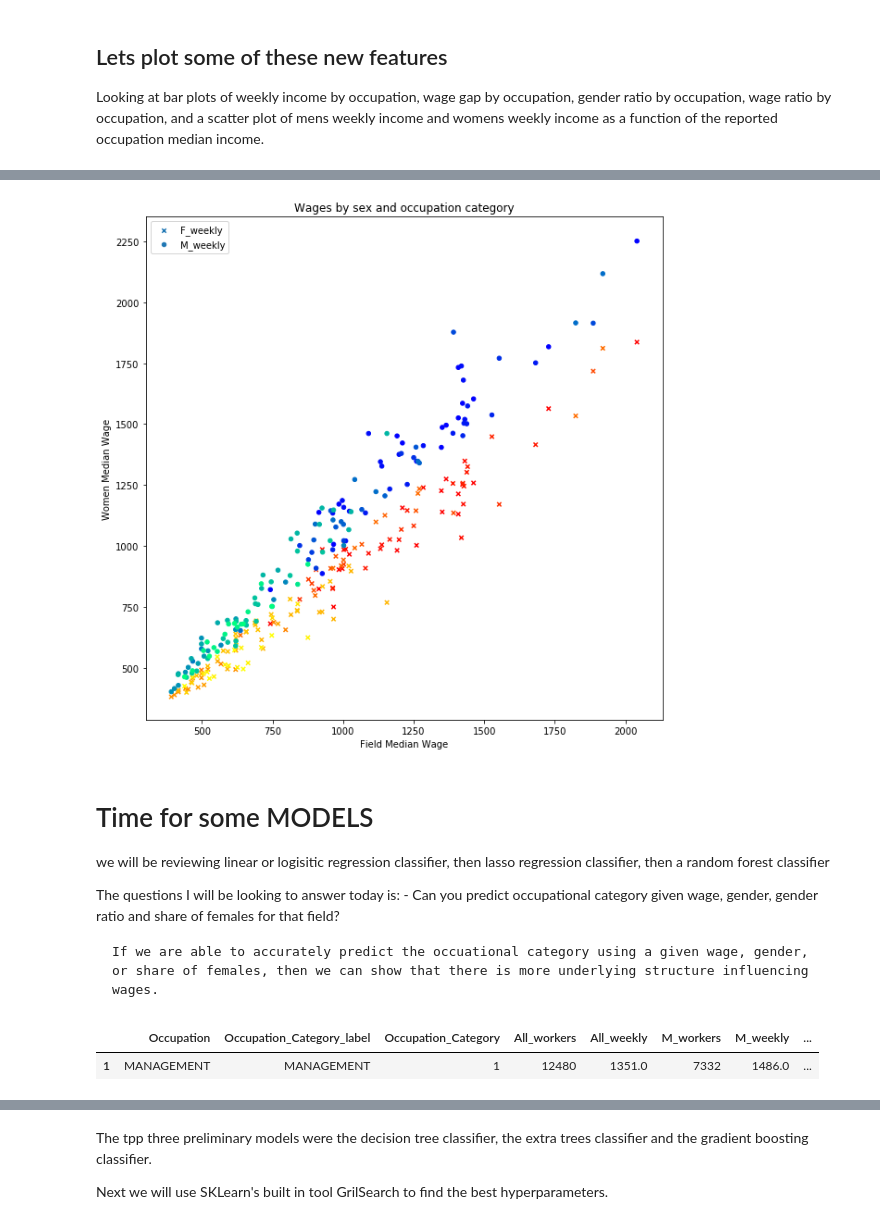
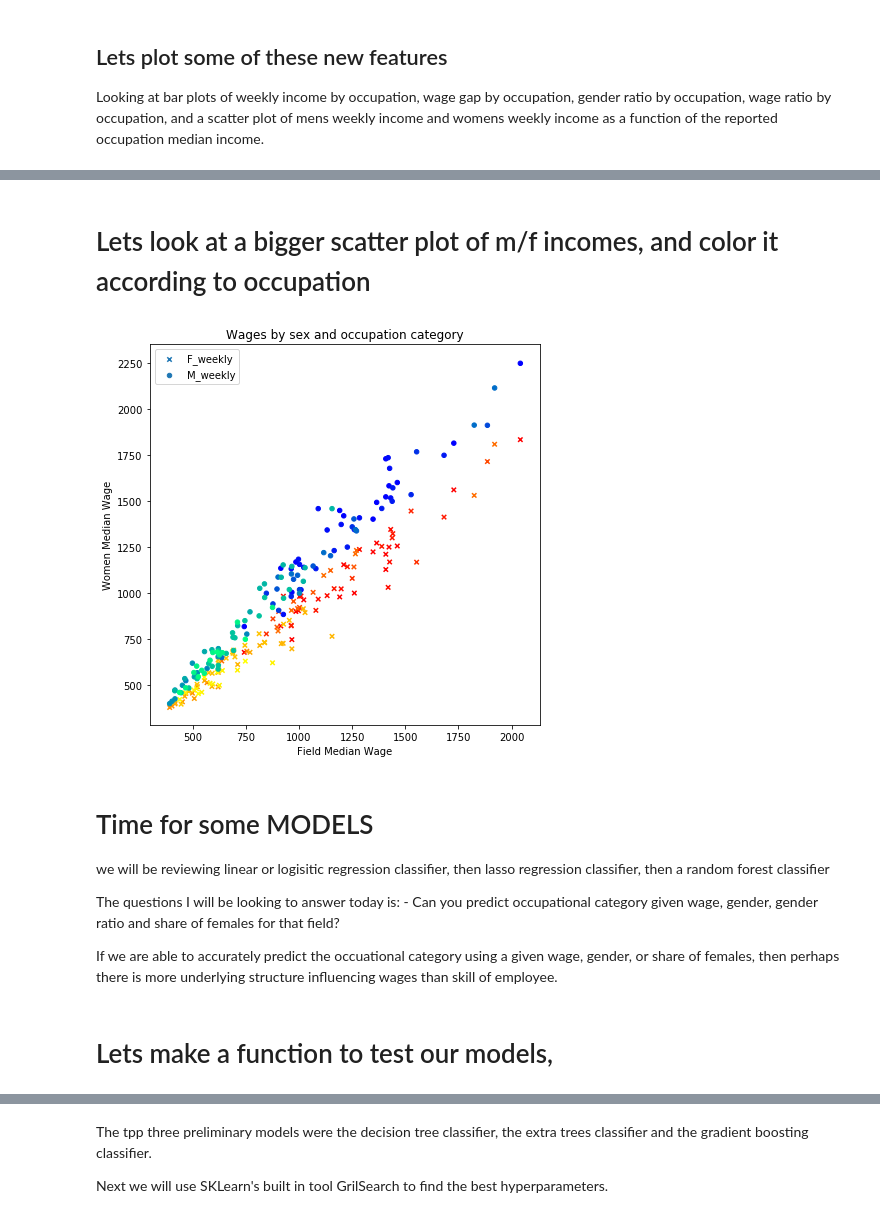
Before and after one commit to Schmidt8181/CapstoneProject, a Jupyter notebook: CapstoneProject.ipynb, the cells around one changed output, grey strips where cells are left out. Cells and saved outputs as stored; diff of their text form; code cells hidden in the pictures.

```diff
--- a/CapstoneProject.ipynb
+++ b/CapstoneProject.ipynb
@@ -131,4 +141,4 @@ for x in genderwage['Occupation']:
         cat_label = x
         genderwage.iloc[current_index, genderwage.columns.get_loc('Occupation_Category_label')] = cat_label
 # %%
-genderwage.drop([0], inplace=True) # getting rid of 'All Occupations' row
+ # getting rid of 'All Occupations' row
@@ -186,2 +194,3 @@ no_wage_df.describe()
 # %%
-cleanedgenderwage = genderwage.dropna(axis=0, how='any')
+cleanedgenderwage = genderwage.dropna(axis=0, how='any').copy()
+cleanedgenderwage = cleanedgenderwage.loc[~cleanedgenderwage['Occupation'].isin(categories)].reset_index(drop=True)
@@ -208,0 +219,14 @@ cleanedgenderwage.head()
+# %%
+# combine categories
+cleanedgenderwage.loc[cleanedgenderwage['Occupation_Category_label'] == 'LEGAL', 'Occupation_Category_label'] = 'SOCIAL SERVICE'
+cleanedgenderwage.loc[cleanedgenderwage['Occupation_Category_label'] == 'HEALTHCARE SUPPORT', 'Occupation_Category_label'] = 'HEALTHCARE PROFESSIONAL'
+cleanedgenderwage.loc[cleanedgenderwage['Occupation_Category_label'] == 'AGRICULTURAL', 'Occupation_Category_label'] = 'INFRASTRUCTURE SUPPORT'
+cleanedgenderwage.loc[cleanedgenderwage['Occupation_Category_label'] == 'CONSTRUCTION', 'Occupation_Category_label'] = 'INFRASTRUCTURE SUPPORT'
+cleanedgenderwage.loc[cleanedgenderwage['Occupation_Category_label'] == 'MAINTENANCE', 'Occupation_Category_label'] = 'INFRASTRUCTURE SUPPORT'
+
+cleanedgenderwage.loc[cleanedgenderwage['Occupation_Category_label'] == 'GROUNDSKEEPING', 'Occupation_Category_label'] = 'INFRASTRUCTURE SUPPORT'
+cleanedgenderwage.loc[cleanedgenderwage['Occupation_Category_label'] == 'ENGINEERING', 'Occupation_Category_label'] = 'SCIENCE'
+
+cleanedgenderwage.loc[cleanedgenderwage['Occupation_Category_label'] == 'PROTECTIVE SERVICE', 'Occupation_Category_label'] = 'OTHER'
+cleanedgenderwage.loc[cleanedgenderwage['Occupation_Category_label'] == 'SERVICE', 'Occupation_Category_label'] = 'OTHER'
+cleanedgenderwage.loc[cleanedgenderwage['Occupation_Category_label'] == 'ARTS', 'Occupation_Category_label'] = 'OTHER'
@@ -490,21 +401,23 @@ Index(['Occupation', 'Occupation_Category_label', 'Occupation_Category',
+# %% [markdown]
+# Lets look at a bigger scatter plot of m/f incomes, and color it according to occupation
 # %%
 # plot wage by gender and color by occupation category
-fig = plt.figure(figsize=(10,10))
+fig = plt.figure(figsize=(7,7))
 ax = fig.add_subplot(111)
 ax.set_title("Wages by sex and occupation category")
 ax.set_xlabel("Field Median Wage")
 ax.set_ylabel("Women Median Wage")
 x = cleanedgenderwage['All_weekly']
 y = cleanedgenderwage['F_weekly']
 y2 = cleanedgenderwage['M_weekly']
 colors = [str(item) for item in cleanedgenderwage['Occupation_Category']]
 
 ax.scatter(x, y, s=20, c=cleanedgenderwage['Occupation_Category'], marker = 'x', cmap=plt.cm.autumn);
 ax.scatter(x, y2 ,s=20, c=cleanedgenderwage['Occupation_Category'], marker = 'o', cmap=plt.cm.winter);
 plt.legend()
 plt.show()
 # %% [output]
-[figure, old version]
+[figure, new version]
 # %% [markdown]
 # Time for some MODELS
 
@@ -513,12 +426,7 @@ we will be reviewing linear or logisitic regression classifier, then lasso regre
 The questions I will be looking to answer today is:
      - Can you predict occupational category given wage, gender, gender ratio and share of females for that field?
 
-    If we are able to accurately predict the occuational category using a given wage, gender, or share of females, then we can show that there is more underlying structure influencing wages.
+If we are able to accurately predict the occuational category using a given wage, gender, or share of females, then perhaps there is more underlying structure influencing wages than skill of employee.
-# %%
-cleanedgenderwage.head(1)
-# %% [output]
-|  | Occupation | Occupation_Category_label | Occupation_Category | All_workers | All_weekly | M_workers | M_weekly | ... |
-| 1 | MANAGEMENT | MANAGEMENT | 1 | 12480 | 1351.0 | 7332 | 1486.0 | ... |
 # %%
 # make new dfs here
 F_df = pd.DataFrame()
@@ -553,6 +461,8 @@ F_df['Occupation_Median_wage'] = cleanedgenderwage['All_weekly']
 M_df['Occupation_Median_wage'] = cleanedgenderwage['All_weekly']
 
 combined_df = F_df.append(M_df)
+# %% [markdown]
+# Lets make a function to test our models,
 # %%
 # set up training and testing sets, fit model, score model
 # need to split up dataset before oversampling
```
Also changed, not shown: parts of 72 cells of this notebook.
